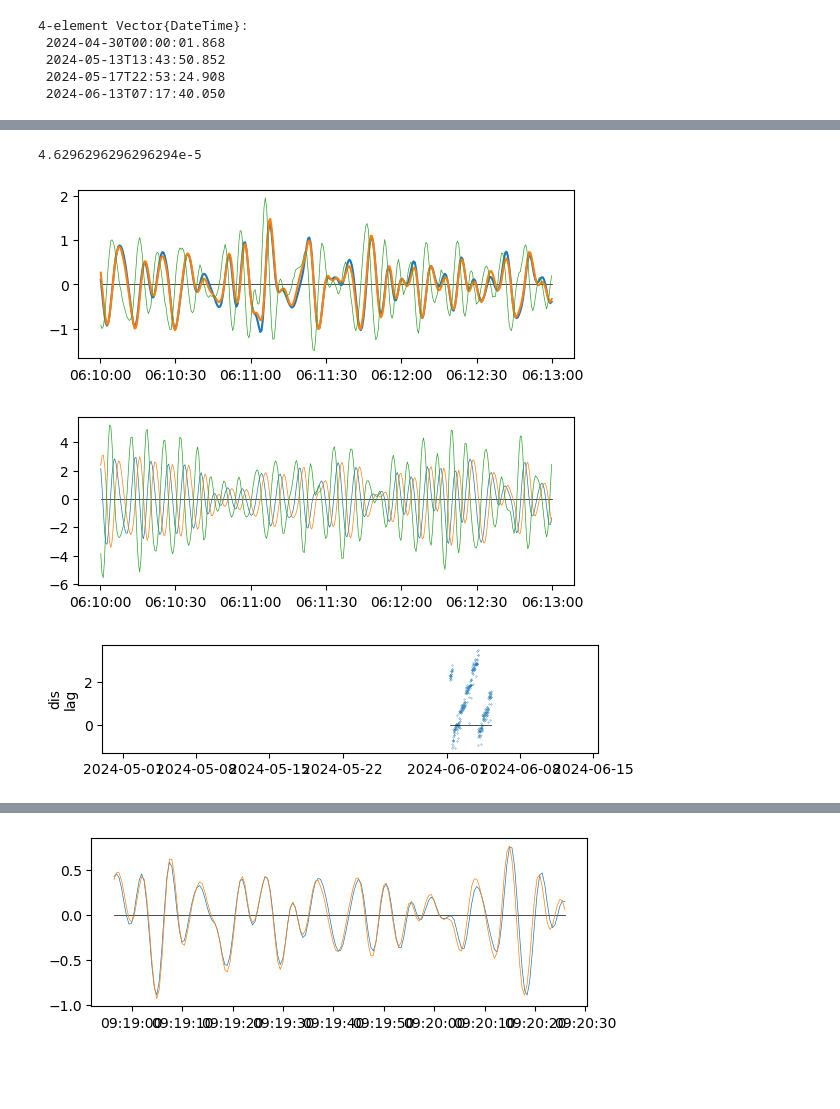
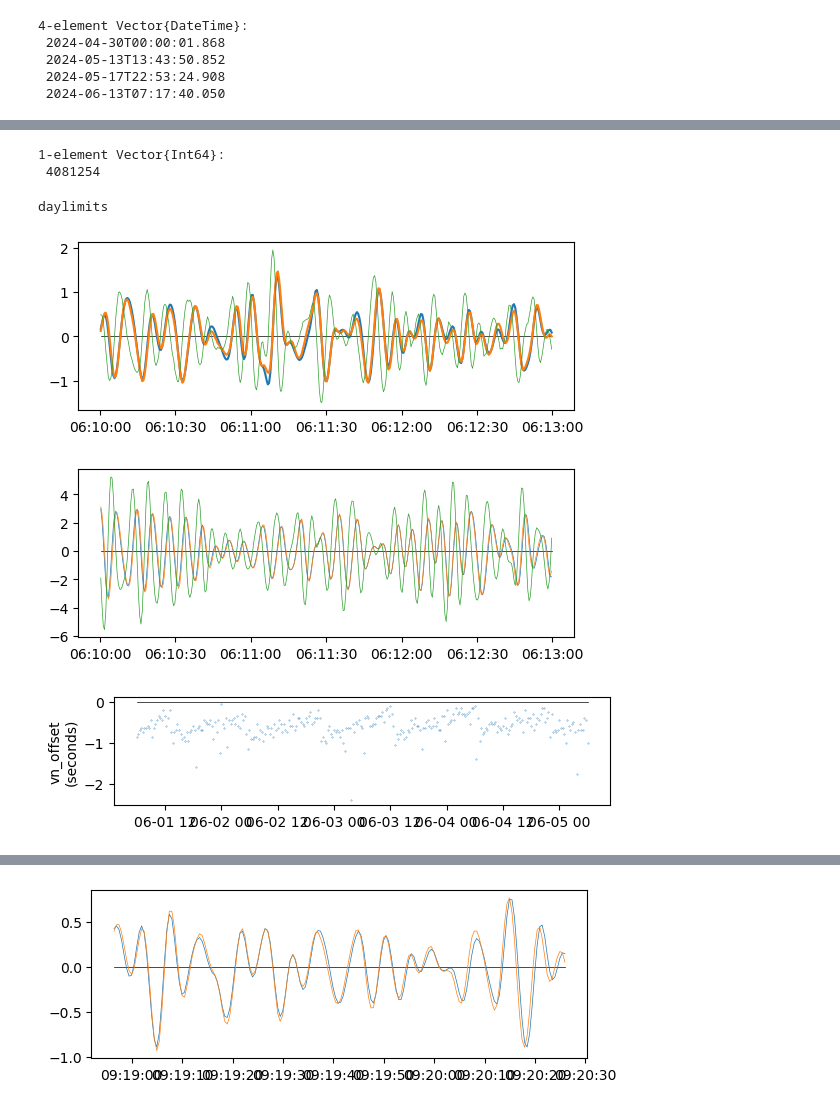
Before and after one commit to deszoeke/lidar, a Jupyter notebook: rot_sandbox.ipynb, the cells around one changed output, grey strips where cells are left out. Saved outputs shown, nothing was run; the diff lists cells and outputs as text; code cells hidden in the pictures; blank space fills up the shorter version.

Commit message:
VN-POSMV lags within 0.5 s; clean up rot_sandbox.ipynb

```diff
--- a/rot_sandbox.ipynb
+++ b/rot_sandbox.ipynb
@@ -335,0 +323,5 @@ daylimits (generic function with 8 methods)
+# %%
+gaps = findall(1.0 .< DVS.(diff(pgdt)) .< 2.0)
+# %% [output]
+1-element Vector{Int64}:
+ 4081254
@@ -345,7 +356,14 @@ daylimits (generic function with 8 methods)
 #     post, poen, vnst, vnen
 # end
 # %%
-# window time series with time axes
+# load time coordinates, window time series methods
+
+# REPLACE posmvdt with POSMV GPS time, which is probably more reliable :: 2025 Feb 12
+# posmvdt = Pashr[:posmvdt] # UTC convention
+# posmvdt = Pashr[:time] # UTC convention
+posmvdt = timing_lidar.pashr_gps_datetime.(Pashr[:time], Pashr[:gpstime]) # UTC convention
+vndt = Vn[:vndt]          # GPS convention
+
 """
 posmv and vectornav indices for requested UTC DateTime start and epoch length TimePeriod
 daylimits(posmvdt, vndt, utcdt::DateTime=DateTime(2024,6,1,6,0,0), epoch::Period=Minute(3), leapseconds=18)
@@ -358,27 +376,8 @@ function daylimits(posmvdt, vndt, utcdt::DateTime=DateTime(2024,6,1,6,0,0), epoc
     post, poen, vnst, vnen
 end
 
-# time coordinates
-# posmvdt = Pashr[:posmvdt] # UTC convention
-# REPLACE posmvdt with POSMV GPS time, which is probably more reliable :: 2025 Feb 12
-posmvdt = timing_lidar.pashr_gps_datetime.(Pashr[:time], Pashr[:gpstime]) # UTC convention
-# posmvdt = Pashr[:time] # UTC convention
-# is correction doing more harm than good?
-# Both the corrected and original have offsets
-vndt = Vn[:vndt]          # GPS convention
-
-# indices of unique types of gaps
-idrop =  findall( Millisecond(680) .< diff(posmvdt) .< Second(2) )
-ireset = findall( Second(2)        .< diff(posmvdt) .< Hour(1) )
-ileg =   findall( Hour(1)          .< diff(posmvdt)  )
-# findall(diff(posmvdt) .< Millisecond(0)) # none
-
-length(idrop), length(ireset), length(ileg), length(pmvdt), length(posmvdt)
-diff(posmvdt)[idrop] # 1000 ± 16 ms
-diff(posmvdt)[ireset] # 2600, 3200, 3300, 3800, 4500 ms
-# posmvdt1 = posmvdt[1]:Millisecond(500):posmvdt[igap]
-# posmvdt2 = posmvdt[igap+1]:Millisecond(500):posmvdt[end]
-# pmvdt = vcat(posmvdt1,posmvdt2)
-# diff(posmvdt)[idrop]
+"default daylimits method uses POSMV GPS time, VN computer time"
+daylimits(utcdt::DateTime=DateTime(2024,6,1,6,0,0), epoch::Period=Minute(3), leapseconds=18) =
+    daylimits(pgdt, vndt, utcdt, epoch, leapseconds)
 # %% [output]
-4.6296296296296294e-5
+daylimits
@@ -389,43 +384,40 @@ daylimits(utcdt::DateTime=DateTime(2024,6,1,6,0,0), epoch::Period=Minute(3), lea
 # %%
 # sync time series
 
 sample_factor = 9.94 #9.933333 # 9.95 not quite 10 = 20 Hz / 2 Hz
 # Vn actually samples slightly slower than 10x the speed of POSMV
 # so stepping by 10 Vn gets ahead of alignment with POSMV.
 # Need to advance one index less (9 rather than 10) every 167 samples
 
 # example time series synced by hand in vectornav.ipynb
 post, poen, vnst, vnen = daylimits(DateTime(2024,6,1,6,10,0), Minute(3)) # June 1 1st day of Vn2
 # this example window has a lag of ~20 s (`vectornav.ipynb`)
 # subtract 20 s from vndt to match same signal at same time
 # indices vnst:vnen already shift for the 18 GPS leapseconds;
 # at this time, need to shift forward 40 indices for the 2 s.
-vn_offset = 60
+vn_offset = 0
 # indices for Vn that line up with POSMV
 vv = round.(Integer, range(vn_offset+vnst, step=sample_factor, length=poen-post+1))
 pp = post:poen
 # plot demonstrates that it's synced
 clf()
 subplot(2,1,1)
 plot(posmvdt[[post, poen]], [0,0], color="k", linewidth=0.5)
 plot(posmvdt[post:poen], anom(Pashr[:pitch][post:poen]), label="POSMV pitch") # blue
 plot(posmvdt[post:poen], anom(Vn[:Roll][vv]), label="VectorNav roll")
 plot(posmvdt[post:poen], 100.0 .*θrate[post:poen], label="rate", linewidth=0.5)
 # plot(posmvdt[post:poen], 100.0 .*anom(θrate[post:poen]), label="rate")
 gcf()
+
+# agrees fine with 0 offset
 # %% [output]
-[figure, old version]
+[figure, new version]
 # %%
 # window and sync time series
 
-# example time series synced by hand in vectornav.ipynb
-post, poen, vnst, vnen = daylimits(DateTime(2024,6,5,6,10,0), Minute(3), 18) # June 1 1st day of Vn2
-vn_offset = +30
 # VN time offset = leapseconds + vn_offset/20 seconds
 post, poen, vnst, vnen = daylimits(DateTime(2024,6,10,6,10,0), Minute(3), 18) # June 1 1st day of Vn2
-vn_offset = -18
-# this example window has a lag of ~20 s (`vectornav.ipynb`)
-# subtract 20 s from vndt to match same signal at same time
+vn_offset = 0
 # indices vnst:vnen already shift for the 18 GPS leapseconds;
 # at this time, need to shift forward 40 indices for the 2 s.
 
@@ -443,11 +435,11 @@ plot(posmvdt[post:poen], anom(Vn[:Roll][vv]), label="VectorNav roll", linewidth=
 plot(posmvdt[post:poen], 100.0 .*anom(θrate[post:poen]), label="rate", linewidth=0.5)
 gcf()
 
-# timing drifts over 3 min from 6-10 6:10 to 6:13
+# 0 offset is fine
 # %% [output]
-[figure, old version]
+[figure, new version]
 # %%
-# test automatic lag finding
+# test automatic lag finding in part of leg 2
 
 factor = 10        # hi/lo sample rate
 epoch_length = 480 # lo-freq samples, 4 min windows
@@ -466,17 +458,17 @@ for (i, dt) in enumerate(dts)
     high_freq_series = Vn[:Roll][vnst:vnen]
     initial_guess = grid_search(high_freq_series, low_freq_series, factor, start_idx, epoch_length, initial_guess, window)
     optlag[i] = initial_guess
-end
-
-optlag # clearly works
+end # works
 
 clf()
 subplot(3,1,1)
 plot(dts, 0.05*optlag, marker=".", markersize=0.5, linestyle="none")
 plot([dts[1], dts[end]], [0,0], color="k", linewidth=0.5)
-xlim([DateTime(2024,4,29), DateTime(2024,6,15,12)])
-ylabel("dis\nlag")
+# xlim([DateTime(2024,4,29), DateTime(2024,6,15,12)])
+ylabel("vn_offset\n(seconds)")
 gcf()
+
+# consistently about -.5 s
 # %% [output]
-[figure, old version]
+[figure, new version]
 # %%
```
Also changed, not shown: parts of 11 cells of this notebook.
